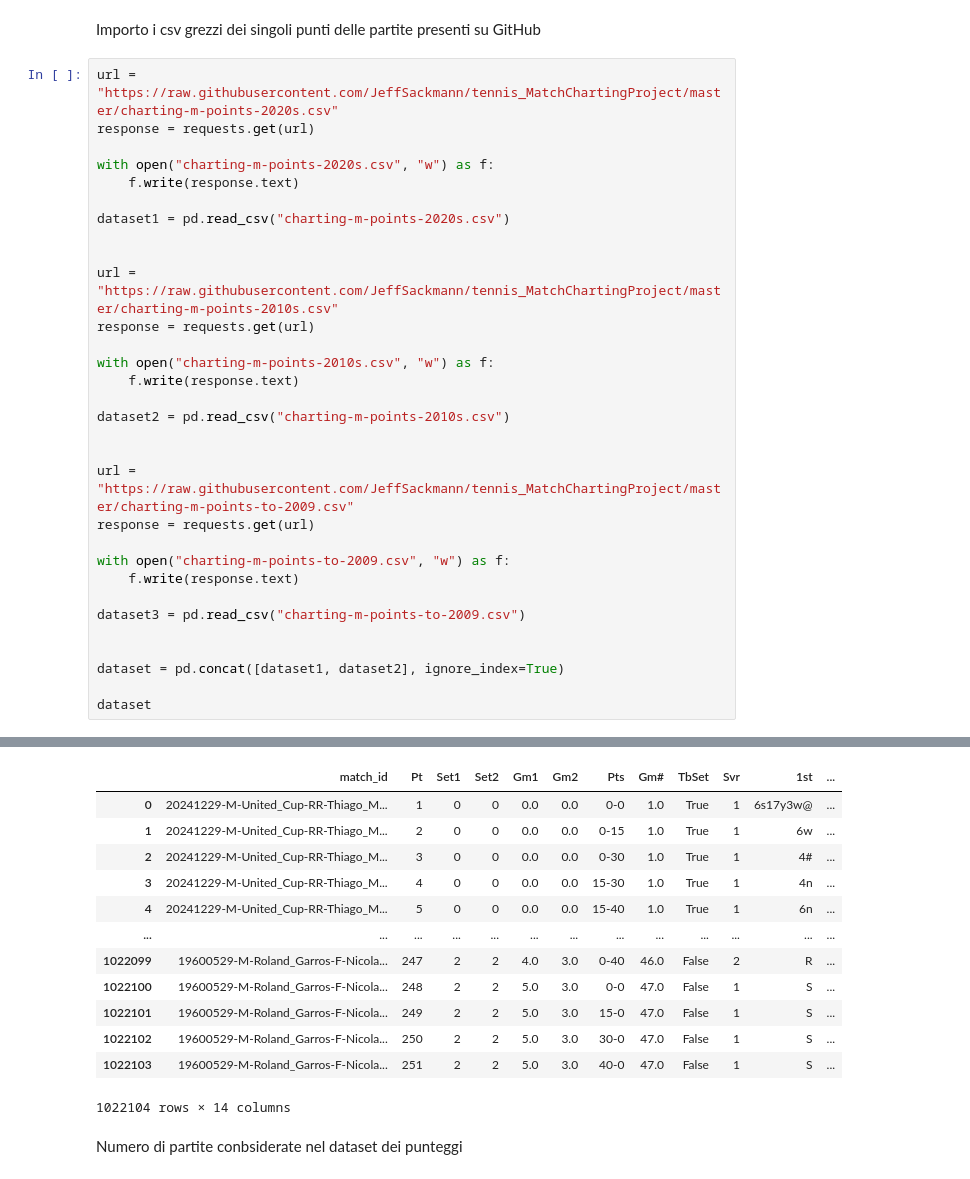
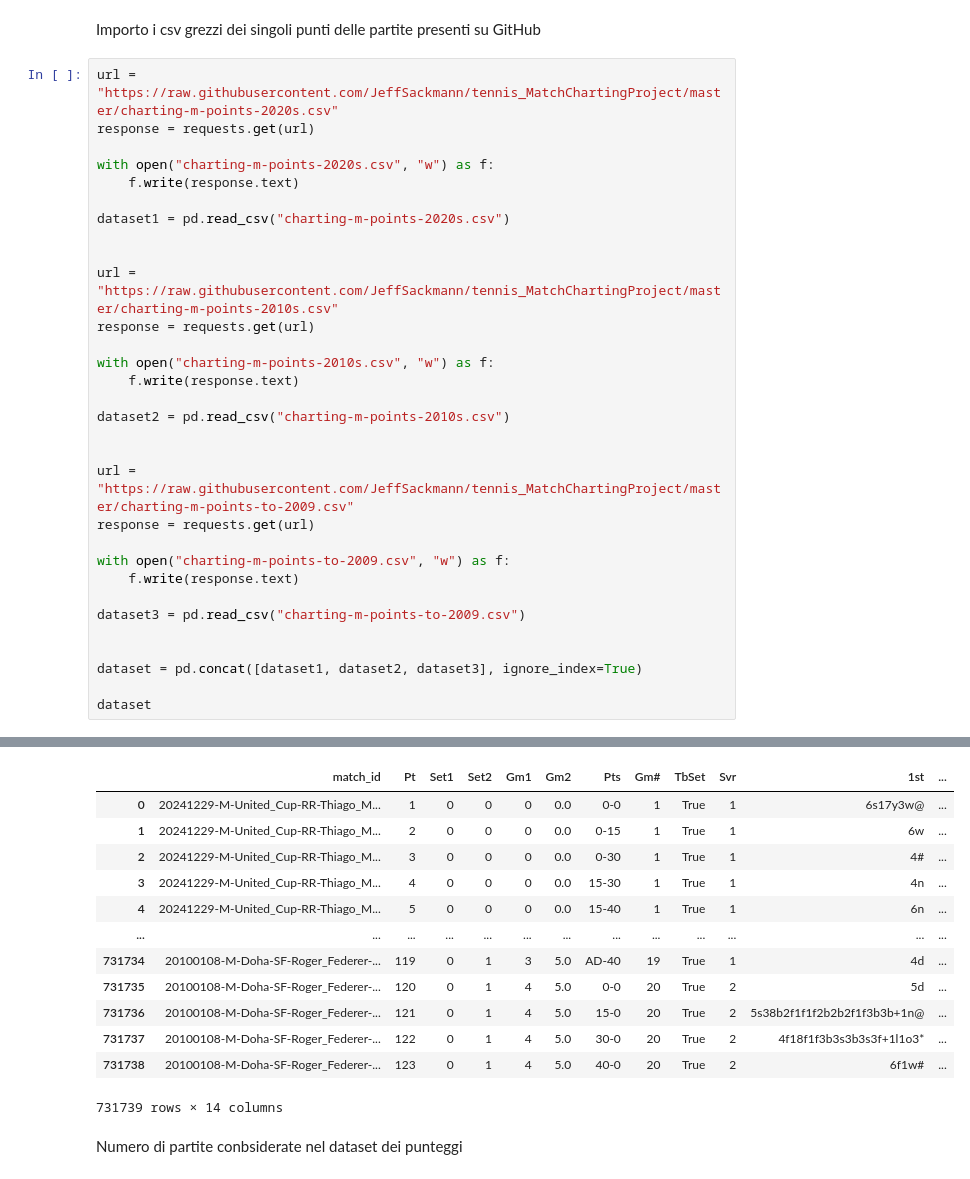
Before and after one commit to oraziotorre/MomentumShiftAI, a Jupyter notebook: TennisDataGenerator.ipynb, the cells around one changed output, grey strips where cells are left out. Cells and saved outputs as stored; diff of their text form.

```diff
--- a/TennisDataGenerator.ipynb
+++ b/TennisDataGenerator.ipynb
@@ -41,7 +41,7 @@ with open("charting-m-points-to-2009.csv", "w") as f:
 dataset3 = pd.read_csv("charting-m-points-to-2009.csv")
 
 
-dataset = pd.concat([dataset1, dataset2], ignore_index=True)
+dataset = pd.concat([dataset1, dataset2, dataset3], ignore_index=True)
 
 dataset
 # %% [output]
@@ -49,16 +49,16 @@ Warning: total number of rows (1022104) exceeds max_rows (20000). Falling back t
 |  | match_id | Pt | Set1 | Set2 | Gm1 | Gm2 | Pts | Gm# | TbSet | Svr | 1st | ... |
-| 0 | 20241229-M-United_Cup-RR-Thiago_M... | 1 | 0 | 0 | 0.0 | 0.0 | 0-0 | 1.0 | True | 1 | 6s17y3w@ | ... |
-| 1 | 20241229-M-United_Cup-RR-Thiago_M... | 2 | 0 | 0 | 0.0 | 0.0 | 0-15 | 1.0 | True | 1 | 6w | ... |
-| 2 | 20241229-M-United_Cup-RR-Thiago_M... | 3 | 0 | 0 | 0.0 | 0.0 | 0-30 | 1.0 | True | 1 | 4# | ... |
-| 3 | 20241229-M-United_Cup-RR-Thiago_M... | 4 | 0 | 0 | 0.0 | 0.0 | 15-30 | 1.0 | True | 1 | 4n | ... |
-| 4 | 20241229-M-United_Cup-RR-Thiago_M... | 5 | 0 | 0 | 0.0 | 0.0 | 15-40 | 1.0 | True | 1 | 6n | ... |
+| 0 | 20241229-M-United_Cup-RR-Thiago_M... | 1 | 0 | 0 | 0 | 0.0 | 0-0 | 1 | True | 1 | 6s17y3w@ | ... |
+| 1 | 20241229-M-United_Cup-RR-Thiago_M... | 2 | 0 | 0 | 0 | 0.0 | 0-15 | 1 | True | 1 | 6w | ... |
+| 2 | 20241229-M-United_Cup-RR-Thiago_M... | 3 | 0 | 0 | 0 | 0.0 | 0-30 | 1 | True | 1 | 4# | ... |
+| 3 | 20241229-M-United_Cup-RR-Thiago_M... | 4 | 0 | 0 | 0 | 0.0 | 15-30 | 1 | True | 1 | 4n | ... |
+| 4 | 20241229-M-United_Cup-RR-Thiago_M... | 5 | 0 | 0 | 0 | 0.0 | 15-40 | 1 | True | 1 | 6n | ... |
 | ... | ... | ... | ... | ... | ... | ... | ... | ... | ... | ... | ... | ... |
-| 1022099 | 19600529-M-Roland_Garros-F-Nicola... | 247 | 2 | 2 | 4.0 | 3.0 | 0-40 | 46.0 | False | 2 | R | ... |
-| 1022100 | 19600529-M-Roland_Garros-F-Nicola... | 248 | 2 | 2 | 5.0 | 3.0 | 0-0 | 47.0 | False | 1 | S | ... |
-| 1022101 | 19600529-M-Roland_Garros-F-Nicola... | 249 | 2 | 2 | 5.0 | 3.0 | 15-0 | 47.0 | False | 1 | S | ... |
-| 1022102 | 19600529-M-Roland_Garros-F-Nicola... | 250 | 2 | 2 | 5.0 | 3.0 | 30-0 | 47.0 | False | 1 | S | ... |
-| 1022103 | 19600529-M-Roland_Garros-F-Nicola... | 251 | 2 | 2 | 5.0 | 3.0 | 40-0 | 47.0 | False | 1 | S | ... |
+| 731734 | 20100108-M-Doha-SF-Roger_Federer-... | 119 | 0 | 1 | 3 | 5.0 | AD-40 | 19 | True | 1 | 4d | ... |
+| 731735 | 20100108-M-Doha-SF-Roger_Federer-... | 120 | 0 | 1 | 4 | 5.0 | 0-0 | 20 | True | 2 | 5d | ... |
+| 731736 | 20100108-M-Doha-SF-Roger_Federer-... | 121 | 0 | 1 | 4 | 5.0 | 15-0 | 20 | True | 2 | 5s38b2f1f1f2b2b2f1f3b3b+1n@ | ... |
+| 731737 | 20100108-M-Doha-SF-Roger_Federer-... | 122 | 0 | 1 | 4 | 5.0 | 30-0 | 20 | True | 2 | 4f18f1f3b3s3b3s3f+1l1o3* | ... |
+| 731738 | 20100108-M-Doha-SF-Roger_Federer-... | 123 | 0 | 1 | 4 | 5.0 | 40-0 | 20 | True | 2 | 6f1w# | ... |
-1022104 rows × 14 columns
+731739 rows × 14 columns
 # %% [markdown]
 Numero di partite conbsiderate nel dataset dei punteggi
 # %%
```
Also changed, not shown: parts of 16 cells of this notebook.
